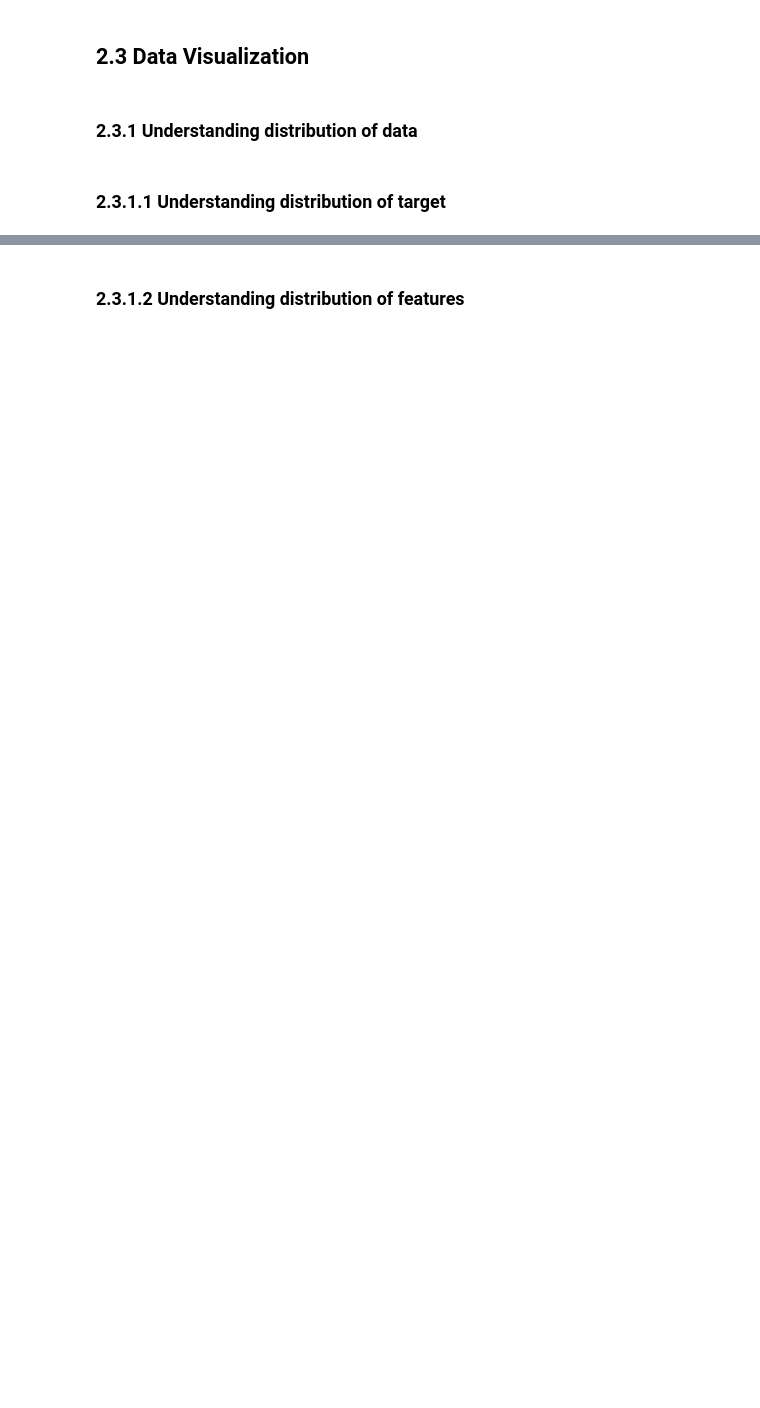
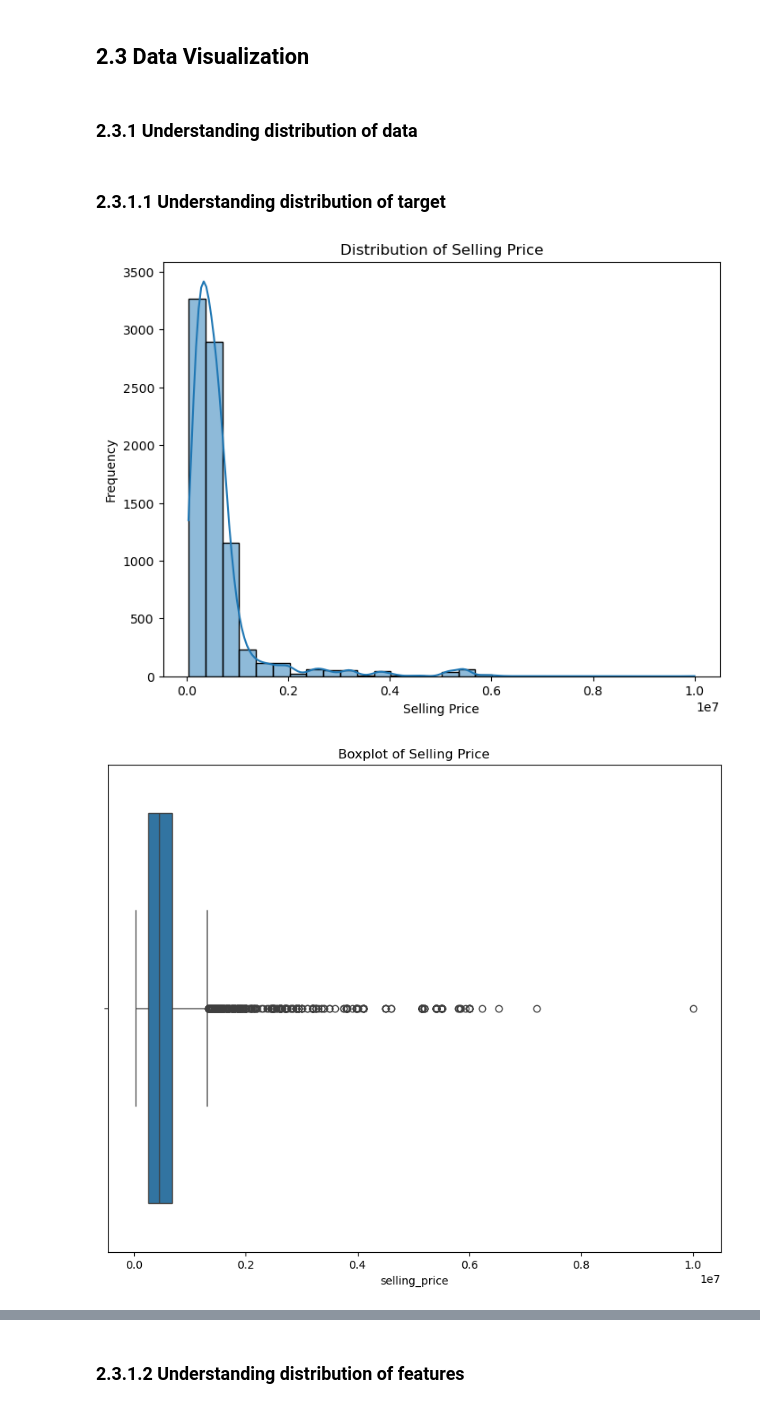
Before and after one commit to jaydeene/mldp_project, a Jupyter notebook: MLDP Program Codes Submission Template.ipynb, the cells around one changed output, grey strips where cells are left out. Drawn from its saved outputs; the diff is of its cells as text; code cells hidden in the pictures; blank space fills up the shorter version.

```diff
--- a/MLDP Program Codes Submission Template.ipynb
+++ b/MLDP Program Codes Submission Template.ipynb
@@ -68,0 +86,4 @@ seats - numerical (float)
+# %%
+df = df.drop(['torque'], axis=1)
+
+df.isnull().sum()
@@ -68,0 +104,19 @@ seats - numerical (float)
+# %%
+
+
+df['mileage'] = df['mileage'].astype(str).str.extract(r'([\d.]+)')
+df['engine'] = df['engine'].astype(str).str.extract(r'([\d.]+)')
+df['max_power'] = df['max_power'].astype(str).str.extract(r'([\d.]+)')
+# %%
+
+
+df['mileage'] = pd.to_numeric(df['mileage'], errors='coerce')
+df['engine'] = pd.to_numeric(df['engine'], errors='coerce')
+df['max_power'] = pd.to_numeric(df['max_power'], errors='coerce')
+# %%
+
+
+df['mileage'] = df['mileage'].fillna(0)
+df['engine'] = df['engine'].fillna(0)
+df['max_power'].fillna(df['max_power'].mean(), inplace=True)
+df['seats'].fillna(df['seats'].mean(), inplace=True)
@@ -76,3 +188,19 @@ seats - numerical (float)
 ### 2.3.1.1 Understanding distribution of target
 # %%
 ## Understanding distribution of target
+
+plt.figure(figsize=(8,6))
+sns.histplot(df['selling_price'], bins=30, kde=True)
+plt.title('Distribution of Selling Price')
+plt.xlabel('Selling Price')
+plt.ylabel('Frequency')
+plt.show()
+
+
+plt.figure(figsize=(10,8))
+sns.boxplot(x=df['selling_price'])
+plt.title('Boxplot of Selling Price')
+plt.show()
+# %% [output]
+[figure, added]
+[figure, added]
```
Also changed, not shown: parts of 39 cells of this notebook, 1 other file.
